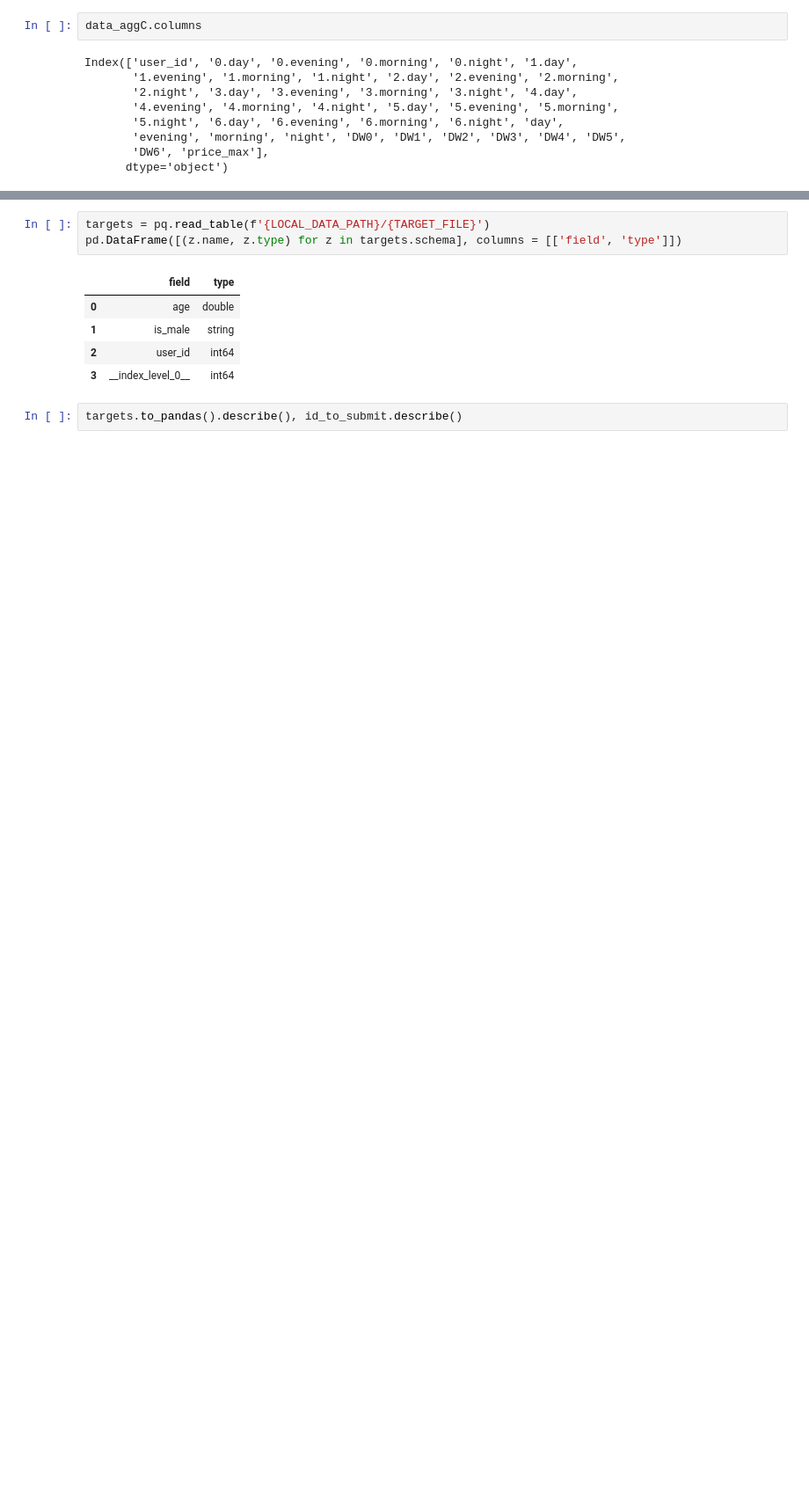
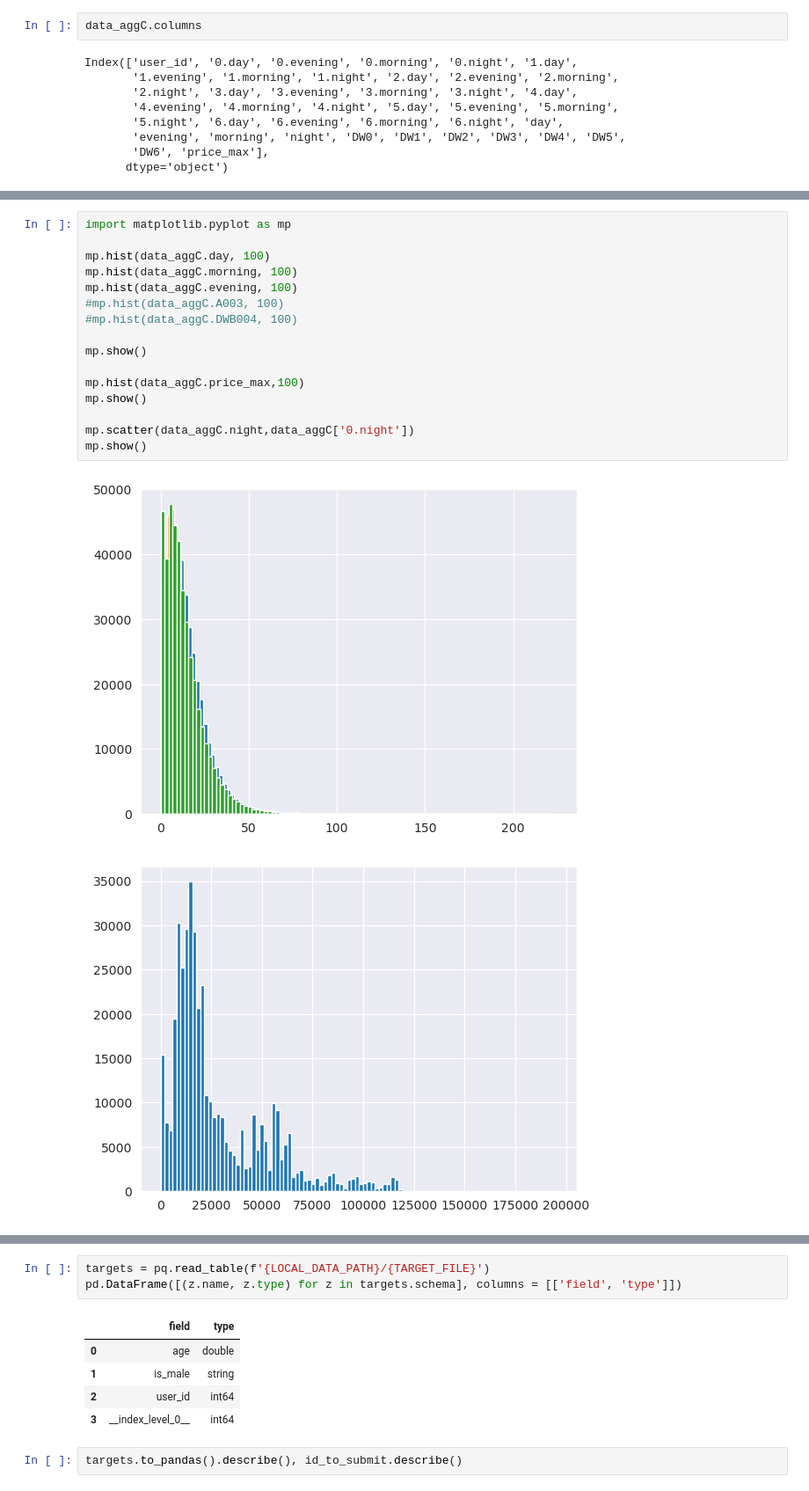
Before and after one commit to SorokinV/Challenge-MTS-2023, a Jupyter notebook: Data-Arch/Context_Baseline_Public.ipynb, the cells around one changed output, grey strips where cells are left out. Shown at 88% size. Saved outputs shown, nothing was run; the diff lists cells and outputs as text; blank space fills up the shorter version.

```diff
--- a/Data-Arch/Context_Baseline_Public.ipynb
+++ b/Data-Arch/Context_Baseline_Public.ipynb
@@ -210 +228,20 @@ Index(['user_id', '0.day', '0.evening', '0.morning', '0.night', '1.day',
       dtype='object')
+# %%
+import matplotlib.pyplot as mp
+
+mp.hist(data_aggC.day, 100)
+mp.hist(data_aggC.morning, 100)
+mp.hist(data_aggC.evening, 100)
+#mp.hist(data_aggC.A003, 100)
+#mp.hist(data_aggC.DWB004, 100)
+
+mp.show()
+
+mp.hist(data_aggC.price_max,100)
+mp.show()
+
+mp.scatter(data_aggC.night,data_aggC['0.night'])
+mp.show()
+# %% [output]
+[figure, added]
+[figure, added]
```
Also changed, not shown: parts of 11 cells of this notebook, 1 other file.
